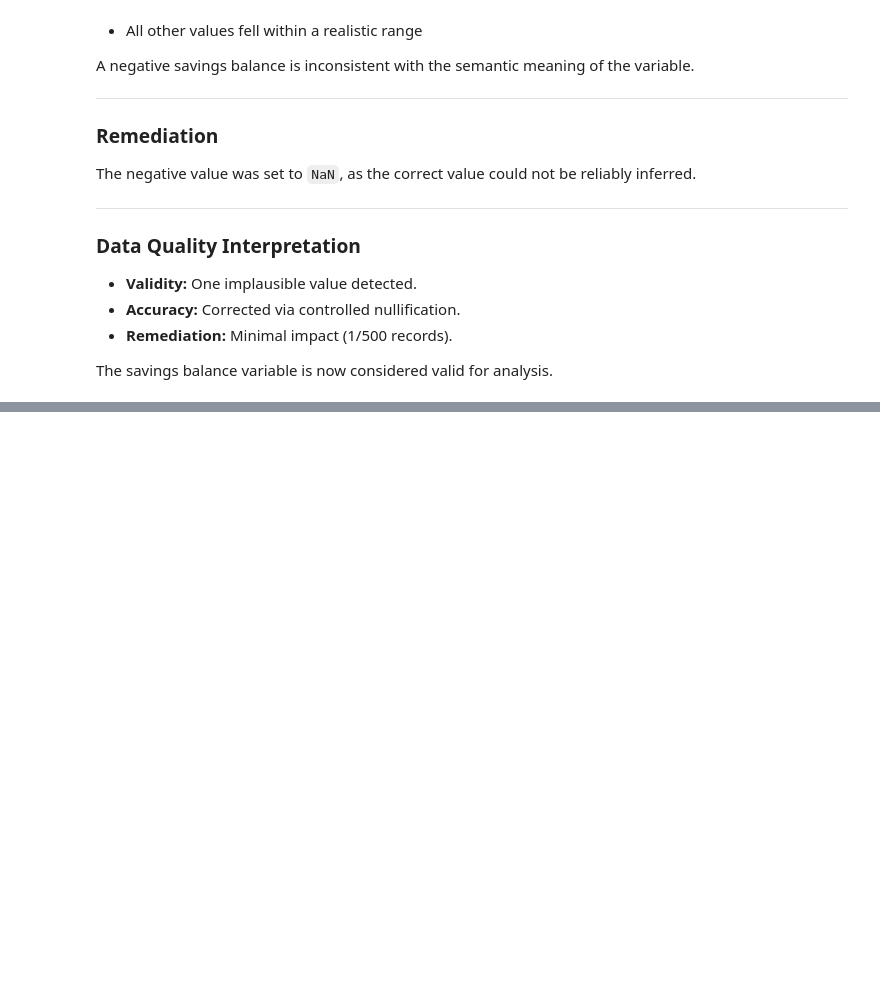
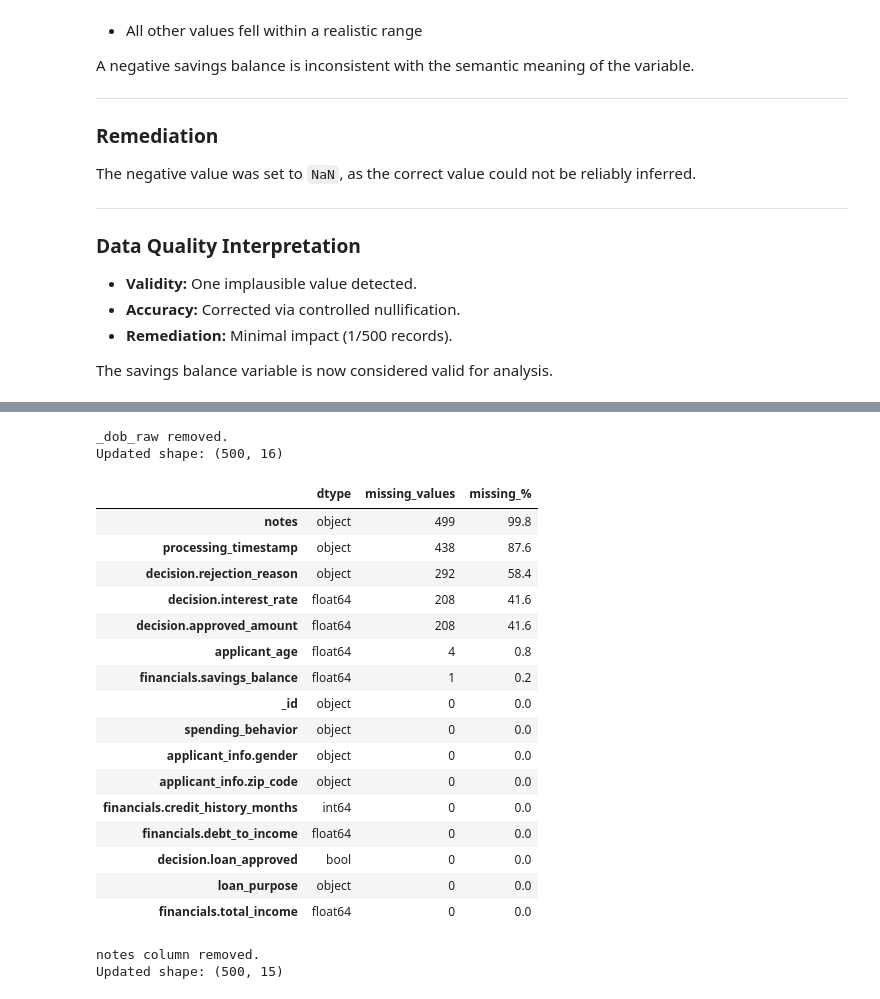
Before and after one commit to lauraaandrada/dego-project-team2, a Jupyter notebook: notebooks/01-Data-Quality.ipynb, the cells around one changed output, grey strips where cells are left out. Cells and saved outputs as stored; diff of their text form; code cells hidden in the pictures; blank space fills up the shorter version.

```diff
--- a/notebooks/01-Data-Quality.ipynb
+++ b/notebooks/01-Data-Quality.ipynb
@@ -1828,0 +1395,15 @@ No corrective data remediation was required.
+# %%
+# ============================================================
+# 7.4 Generalize ZIP Code (Reduce re-identification risk)
+# ============================================================
+
+zip_col = "applicant_info.zip_code"
+
+# Ensure ZIP is string
+df[zip_col] = df[zip_col].astype(str)
+
+# Keep first 3 digits and mask the rest
+df[zip_col] = df[zip_col].str[:3] + "XX"
+
+print("ZIP code generalized.")
+display(df[zip_col].head())
@@ -1828,0 +1491,62 @@ No corrective data remediation was required.
+# %%
+# ============================================================
+# Cleanup: Remove temporary audit columns
+# ============================================================
+
+if "_dob_raw" in df.columns:
+    df = df.drop(columns=["_dob_raw"])
+    print("_dob_raw removed.")
+else:
+    print("_dob_raw not found.")
+
+print("Updated shape:", df.shape)
+# %% [output]
+_dob_raw removed.
+Updated shape: (500, 16)
+# %%
+# ============================================================
+# 8.2 Final Dataset Overview: datatypes + missing values
+# ============================================================
+
+overview = pd.DataFrame({
+    "dtype": df.dtypes,
+    "missing_values": df.isna().sum(),
+    "missing_%": (df.isna().sum() / len(df) * 100).round(2)
+})
+
+overview = overview.sort_values("missing_%", ascending=False)
+
+display(overview)
+# %% [output]
+|  | dtype | missing_values | missing_% |
+| notes | object | 499 | 99.8 |
+| processing_timestamp | object | 438 | 87.6 |
+| decision.rejection_reason | object | 292 | 58.4 |
+| decision.interest_rate | float64 | 208 | 41.6 |
+| decision.approved_amount | float64 | 208 | 41.6 |
+| applicant_age | float64 | 4 | 0.8 |
+| financials.savings_balance | float64 | 1 | 0.2 |
+| _id | object | 0 | 0.0 |
+| spending_behavior | object | 0 | 0.0 |
+| applicant_info.gender | object | 0 | 0.0 |
+| applicant_info.zip_code | object | 0 | 0.0 |
+| financials.credit_history_months | int64 | 0 | 0.0 |
+| financials.debt_to_income | float64 | 0 | 0.0 |
+| decision.loan_approved | bool | 0 | 0.0 |
+| loan_purpose | object | 0 | 0.0 |
+| financials.total_income | float64 | 0 | 0.0 |
+# %%
+# ============================================================
+# Remove notes column (High missingness + low analytical value)
+# ============================================================
+
+if "notes" in df.columns:
+    df = df.drop(columns=["notes"])
+    print("notes column removed.")
+else:
+    print("notes not found.")
+
+print("Updated shape:", df.shape)
+# %% [output]
+notes column removed.
+Updated shape: (500, 15)
```
Also changed, not shown: parts of 55 cells of this notebook.
